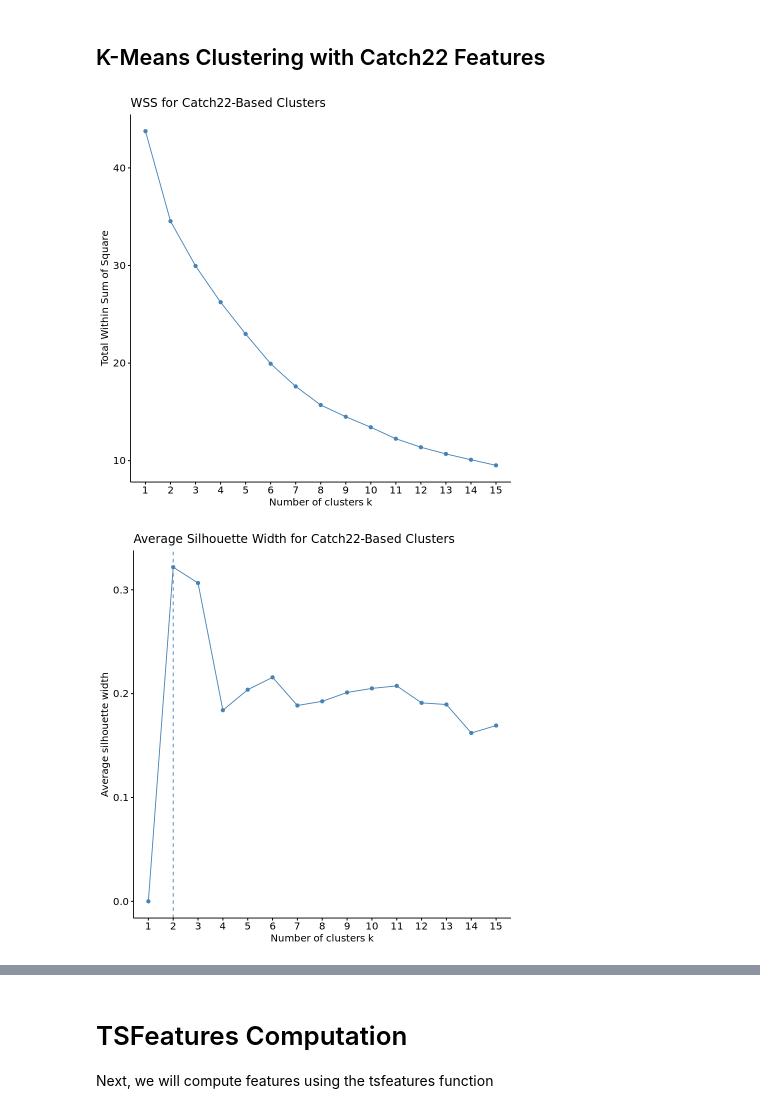
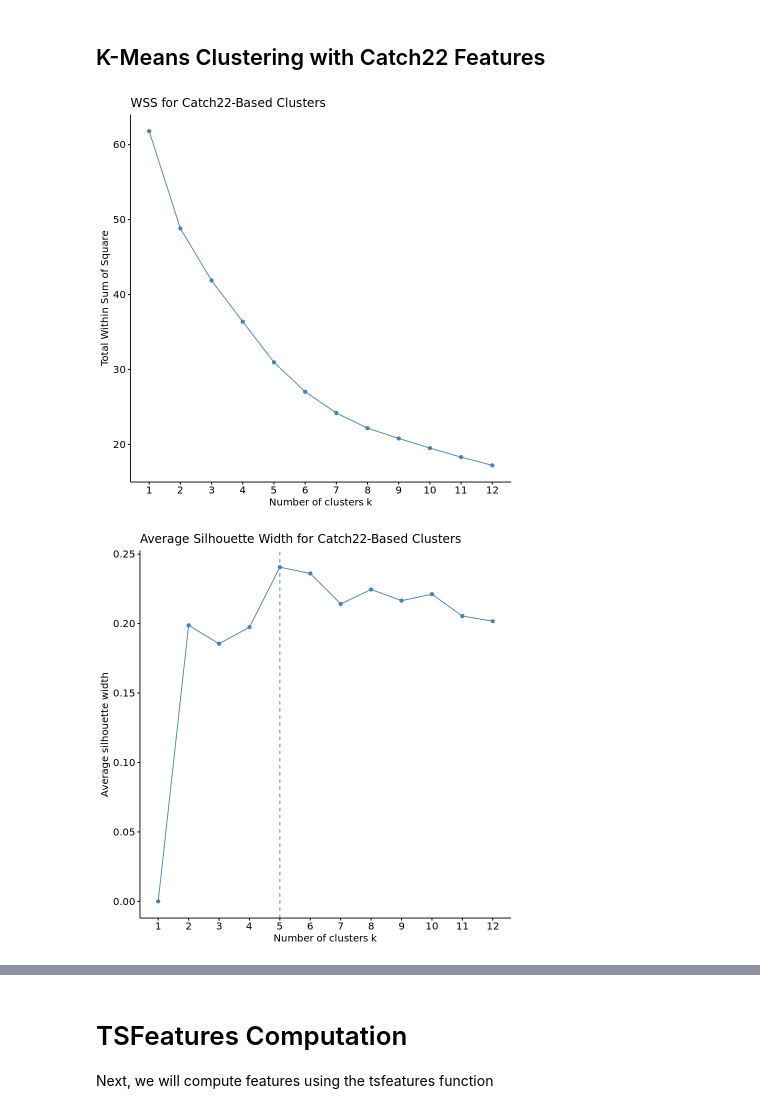
Before and after one commit to lojzimjm/dissertation, a Jupyter notebook: 7. Clustering.ipynb, the cells around one changed output, grey strips where cells are left out. Cells and saved outputs as stored; diff of their text form; code cells hidden in the pictures.

Commit message:
Updating library install, random starting points, mxnet seeds

```diff
--- a/7. Clustering.ipynb
+++ b/7. Clustering.ipynb
@@ -93,15 +101,8 @@ utah_df_list <- lapply(utah_df_list, function(x) x %>% arrange(timestamp))
 # Create one list of all data frames
 total_df_list <- append(append(england_df_list, portland_df_list), utah_df_list)
 # %%
-# Randomly create a list of starting points from which we we sample each data frame
+# Grab the csv of starting and ending points for sampling each time series
 
-# Set the seed
-set.seed(54321)
-
-# Sample without replacement as to ensure the starting time for each time series is different
-starting_points <- sample(1:((96*365)-(96*12*7)),
-                          length(total_df_list),
-                          replace=FALSE)
-
-# Create the ending points by adding on 12 weeks to the starting points
-ending_points <- starting_points + (96*7*12) - 1
+start_end_points <- read_csv('start_end_points.csv')
+starting_points <- start_end_points$start
+ending_points <- start_end_points$end
@@ -315,7 +324,7 @@ set.seed(54321)
 wss_catch22 <- fviz_nbclust(train_catch22_feat_df_scaled,
              kmeans,
              method = "wss",
-             k.max=15,
+             k.max=12,
              iter.max=1000,
              nstart=100,
              algorithm="Hartigan-Wong") +
@@ -323,25 +332,25 @@ labs(title="WSS for Catch22-Based Clusters")
 
 wss_catch22 # No clear best number, maybe 2?
 # %% [output]
-[figure, old version]
+[figure, new version]
 # %%
 ggsave("Results/Clustering/KMeans/wss_catch22.png", wss_catch22, width=10, height=5)
 # %%
 # Let's try the silhouette method instead
 set.seed(54321)
 sil_catch22 <- fviz_nbclust(train_catch22_feat_df_scaled,
              kmeans,
              method="silhouette",
-             k.max=15,
+             k.max=12,
              iter.max=10000,
              nstart=500,
              algorithm="Hartigan-Wong",
             ) +
 labs(title="Average Silhouette Width for Catch22-Based Clusters")
 
 sil_catch22 # Much clearer indication of 2 being the best, with 3 also looking reasonable
 # %% [output]
-[figure, old version]
+[figure, new version]
 # %%
 ggsave("Results/Clustering/KMeans/sil_catch22.png", sil_catch22, width=10, height=5)
 # %%
```
Also changed, not shown: parts of 41 cells of this notebook, 15 other files.
